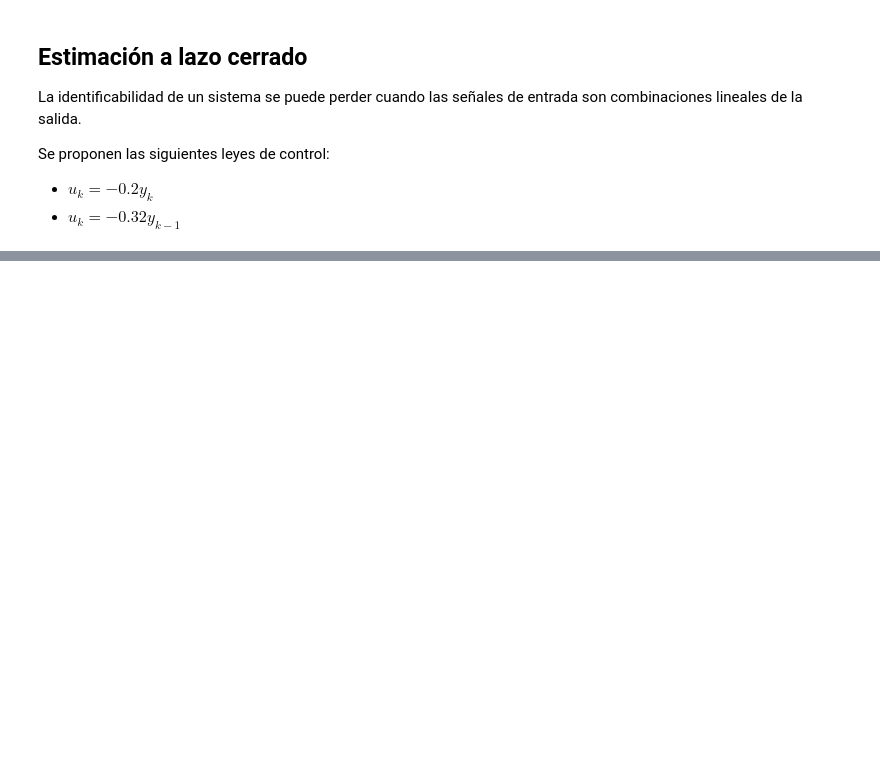
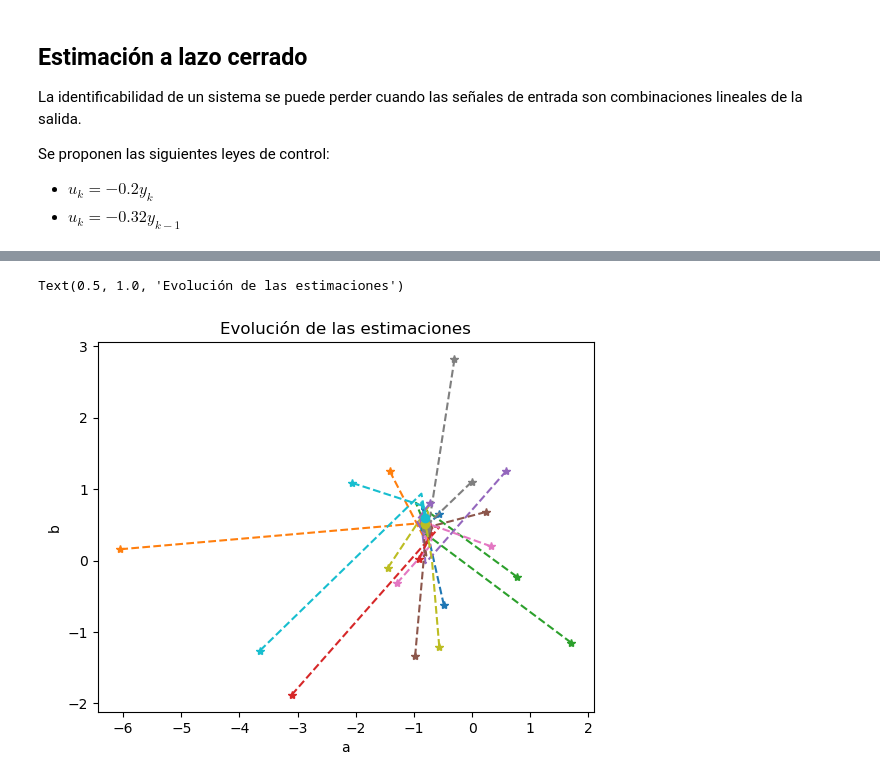
Before and after one commit to pgonfiuba/ica, a Jupyter notebook: 4. Identificacion parametrica/identificacion_parametrica.ipynb, the cells around one changed output, grey strips where cells are left out. Cells and saved outputs as stored; diff of their text form; code cells hidden in the pictures; blank space fills up the shorter version.

```diff
--- a/4. Identificacion parametrica/identificacion_parametrica.ipynb
+++ b/4. Identificacion parametrica/identificacion_parametrica.ipynb
@@ -353,0 +419,30 @@ Desvío de la estimación = [0.02003987 0.06262357]
+# %%
+N = 3000
+t = np.arange(N)
+
+sigma_e = 0.5
+colors = plt.rcParams['axes.prop_cycle'].by_key()['color']
+for i in range(20):
+    color = colors[i % len(colors)]
+    e = sigma_e*np.random.randn(N)
+
+    y2 = np.zeros_like(e)
+    u2 = np.zeros_like(e)
+    for k in range(1, N):
+        y2[k] = -a*y2[k-1] + b*u2[k-1] + e[k]
+        u2[k] = -0.32*y2[k-1]
+
+    theta_ini = np.random.randn(2)
+    NN=100
+    theta_hat,P = estimador_RLS(u2,y2,theta_ini=theta_ini,lambda_=1,na=1,nb=1, plot=False)
+    plt.plot(theta_hat[::NN,0],theta_hat[::NN,1],'--',color=color,label=f"Iter={i}")
+    plt.plot(theta_hat[0,0],theta_hat[0,1],'*',color=color)
+    plt.plot(theta_hat[-1,0],theta_hat[-1,1],'o',color=color)
+plt.xlabel('a')
+plt.ylabel('b')
+plt.title('Evolución de las estimaciones')
+#plt.xlim(a*0.8,a*1.2)
+#plt.ylim(b*0.8,b*1.2)
+# %% [output]
+Text(0.5, 1.0, 'Evolución de las estimaciones')
+[figure, added]
```
Also changed, not shown: parts of 11 cells of this notebook.
